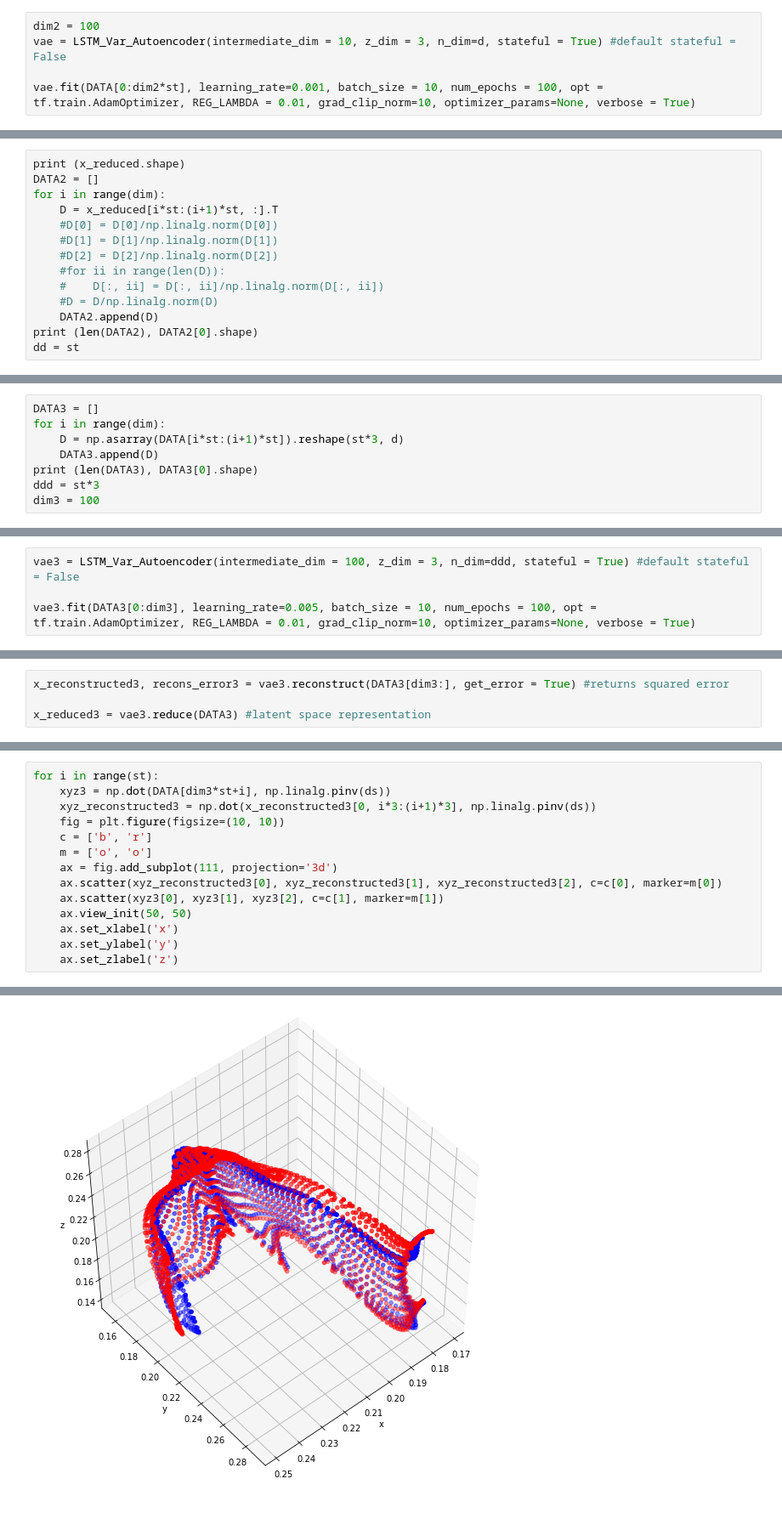
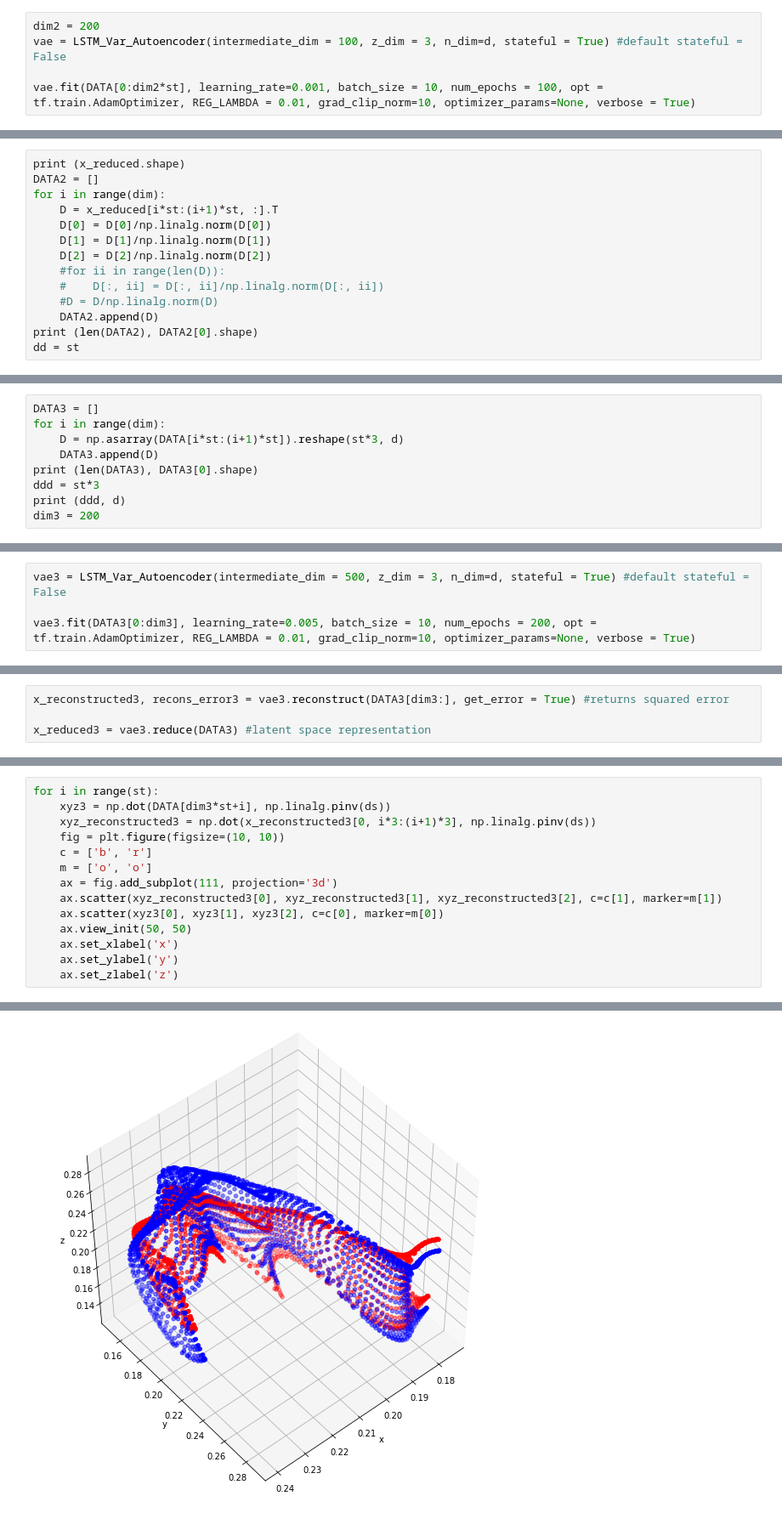
Before and after one commit to abbasloo/dnnAutoEm, a Jupyter notebook: carCrashLBO.ipynb, the cells around one changed output, grey strips where cells are left out. Shown at 85% size. Saved outputs shown, nothing was run; the diff lists cells and outputs as text.

```diff
--- a/carCrashLBO.ipynb
+++ b/carCrashLBO.ipynb
@@ -133,8 +133,8 @@ plt.figure(figsize=(10, 10)); plt.imshow(DATA[dim+1])
 # %% [markdown]
 ------------------------------part embedding------------------------------
 # %%
-dim2 = 100
-vae = LSTM_Var_Autoencoder(intermediate_dim = 10, z_dim = 3, n_dim=d, stateful = True) #default stateful = False
+dim2 = 200
+vae = LSTM_Var_Autoencoder(intermediate_dim = 100, z_dim = 3, n_dim=d, stateful = True) #default stateful = False
 
 vae.fit(DATA[0:dim2*st], learning_rate=0.001, batch_size = 10, num_epochs = 100, opt = tf.train.AdamOptimizer, REG_LAMBDA = 0.01, grad_clip_norm=10, optimizer_params=None, verbose = True)
 # %% [output]
@@ -228,9 +216,9 @@ print (x_reduced.shape)
 DATA2 = []
 for i in range(dim):
     D = x_reduced[i*st:(i+1)*st, :].T
-    #D[0] = D[0]/np.linalg.norm(D[0])
-    #D[1] = D[1]/np.linalg.norm(D[1])
-    #D[2] = D[2]/np.linalg.norm(D[2])
+    D[0] = D[0]/np.linalg.norm(D[0])
+    D[1] = D[1]/np.linalg.norm(D[1])
+    D[2] = D[2]/np.linalg.norm(D[2])
     #for ii in range(len(D)):
     #    D[:, ii] = D[:, ii]/np.linalg.norm(D[:, ii])
     #D = D/np.linalg.norm(D)
@@ -311,5 +299,6 @@ for i in range(dim):
     DATA3.append(D)
 print (len(DATA3), DATA3[0].shape)
 ddd = st*3
-dim3 = 100
+print (ddd, d)
+dim3 = 200
 # %% [output]
@@ -326,9 +316,9 @@ plt.figure(figsize=(10, 10)); plt.imshow(DATA3[dim3+1])
 # %% [markdown]
 ------------------------------sequence embedding------------------------------
 # %%
-vae3 = LSTM_Var_Autoencoder(intermediate_dim = 100, z_dim = 3, n_dim=ddd, stateful = True) #default stateful = False
+vae3 = LSTM_Var_Autoencoder(intermediate_dim = 500, z_dim = 3, n_dim=d, stateful = True) #default stateful = False
 
-vae3.fit(DATA3[0:dim3], learning_rate=0.005, batch_size = 10, num_epochs = 100, opt = tf.train.AdamOptimizer, REG_LAMBDA = 0.01, grad_clip_norm=10, optimizer_params=None, verbose = True)
+vae3.fit(DATA3[0:dim3], learning_rate=0.005, batch_size = 10, num_epochs = 200, opt = tf.train.AdamOptimizer, REG_LAMBDA = 0.01, grad_clip_norm=10, optimizer_params=None, verbose = True)
 # %% [output]
 Training...
 
@@ -386,8 +377,8 @@ for i in range(st):
     c = ['b', 'r']
     m = ['o', 'o']
     ax = fig.add_subplot(111, projection='3d')
-    ax.scatter(xyz_reconstructed3[0], xyz_reconstructed3[1], xyz_reconstructed3[2], c=c[0], marker=m[0])
-    ax.scatter(xyz3[0], xyz3[1], xyz3[2], c=c[1], marker=m[1])
+    ax.scatter(xyz_reconstructed3[0], xyz_reconstructed3[1], xyz_reconstructed3[2], c=c[1], marker=m[1])
+    ax.scatter(xyz3[0], xyz3[1], xyz3[2], c=c[0], marker=m[0])
     ax.view_init(50, 50)
     ax.set_xlabel('x')
     ax.set_ylabel('y')
@@ -400 +391 @@ for i in range(st):
-[figure, old version]
+[figure, new version]
```
Also changed, not shown: parts of 20 cells of this notebook.
